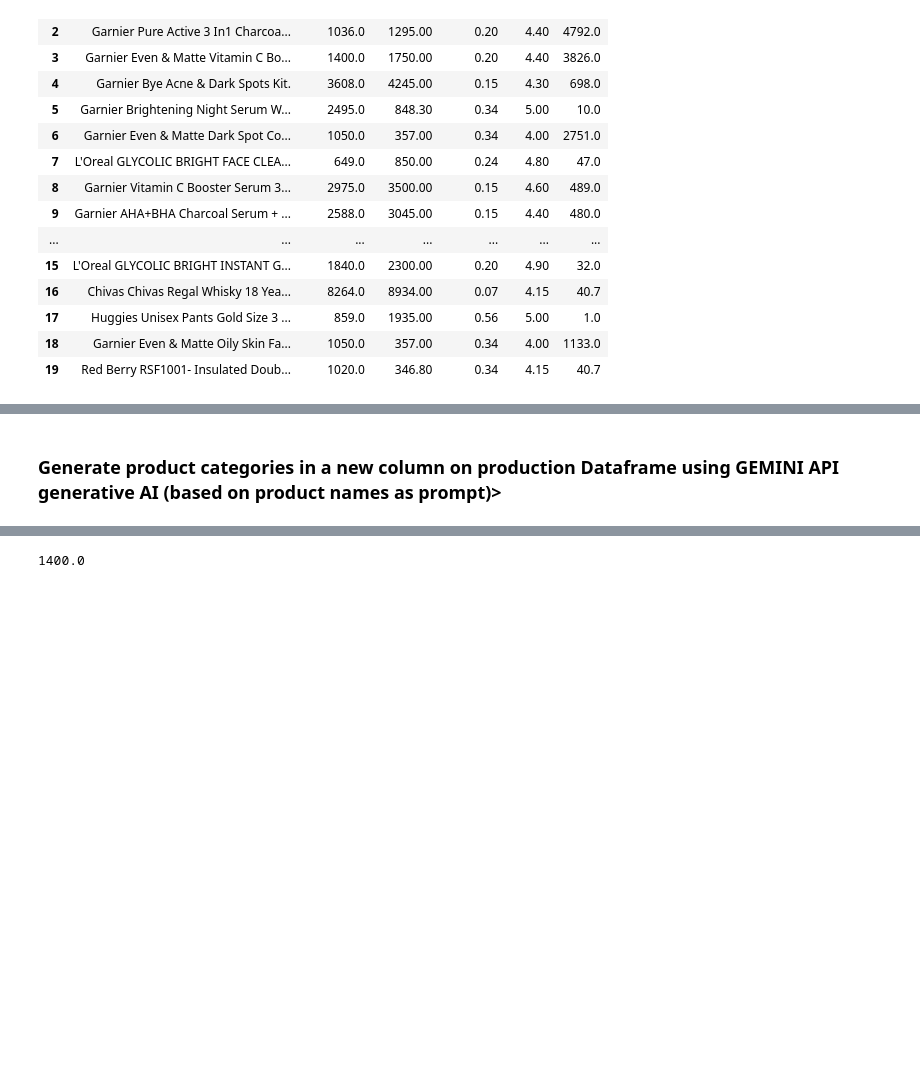
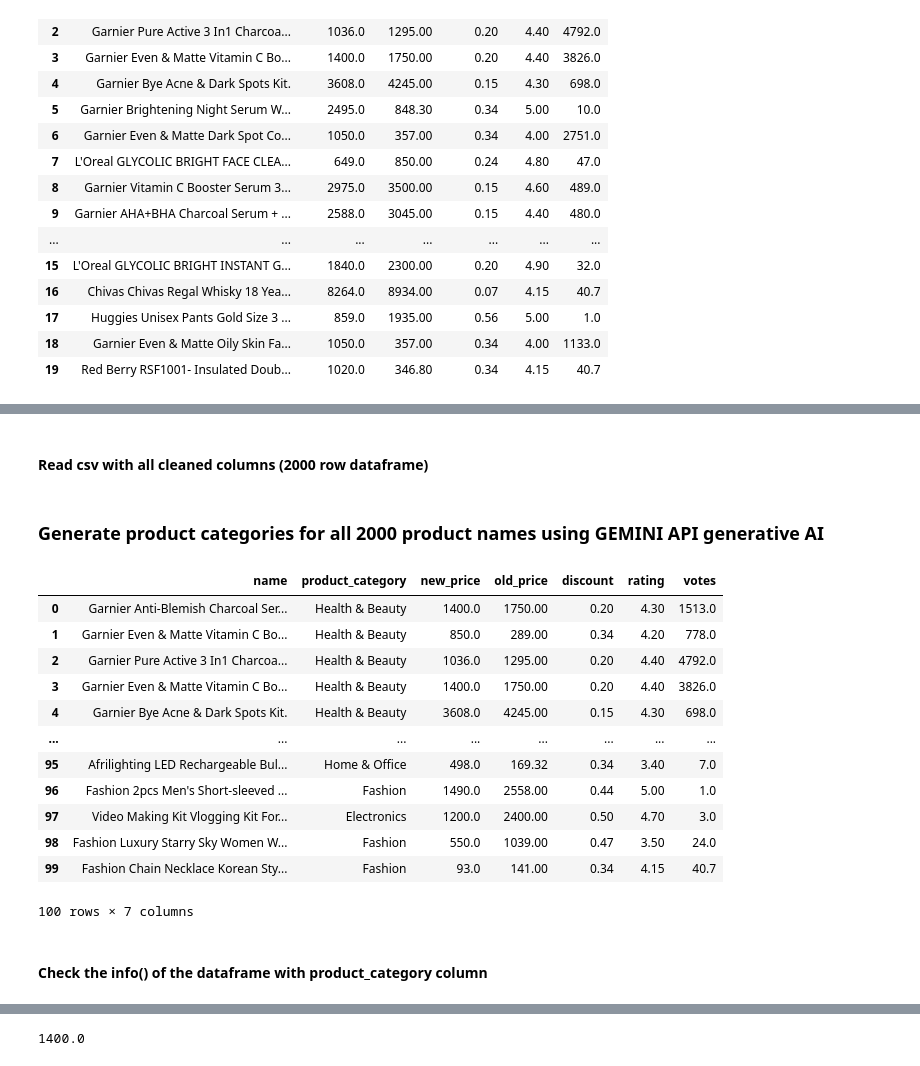
Before and after one commit to mutumagitonga/Jumia-WebScrape-Hackathon, a Jupyter notebook: notebooks/1_jumia_webscrape.ipynb, the cells around one changed output, grey strips where cells are left out. Saved outputs shown, nothing was run; the diff lists cells and outputs as text; code cells hidden in the pictures; blank space fills up the shorter version.

Commit message:
Add code cell to call gemini api & predict product categories for corresponding product names in the actual 2000 products dataframe

```diff
--- a/notebooks/1_jumia_webscrape.ipynb
+++ b/notebooks/1_jumia_webscrape.ipynb
@@ -549,7 +549,6 @@ new_experiment_df
 # %%
 # Reload the gemini api call module, 'gemini_call', to refresh/reload it before use to prevent any unusual errors
 importlib.reload(gemini_call)
-
 
 # Function to get the product category
 def fetch_product_category(product_name):
@@ -584,11 +583,8 @@ if not os.path.exists('../data/processed/7_new_experiment_df_with_product_catego
             new_experiment_df.at[idx, "product_category"] = predicted_category  # Assign subsequent predicted categories to their corresponding idx positions
 
     # Print average duration of API call
-    try:
-        average_api_call_roundtrip_time = sum(durations_list)/len(durations_list)
-        print(f"The AVERAGE API call roundtrip TIME is: {average_api_call_roundtrip_time}")
-    except ZeroDivisionError as e:
-        print(f"No API call roundtrip time: Product category column is full")
+    average_api_call_roundtrip_time = sum(durations_list)/len(durations_list)
+    print(f"The AVERAGE API call roundtrip TIME is: {average_api_call_roundtrip_time}")
 
     # Save the dataframe with product categories into csv to avoid making expensive api call
     new_experiment_df.to_csv("../data/processed/7_new_experiment_df_with_product_category.csv")
@@ -614,5 +610,71 @@ else:
 17      859.0    1935.00      0.56    5.00     1.0
 18     1050.0     357.00      0.34    4.00  1133.0
 19     1020.0     346.80      0.34    4.15    40.7
-# %% [markdown]
-### Generate product categories in a new column on production Dataframe using GEMINI API generative AI (based on product names as prompt)>
+# %% [markdown]
+#### Read csv with all cleaned columns (2000 row dataframe)
+# %%
+# Read csv where all columns are cleaned before fetching product categories for all 2000 product names
+products_df = pd.read_csv("../data/processed/6_all_products_all_columns_cleaned.csv", index_col=0)
+# %% [markdown]
+### Generate product categories for all 2000 product names using GEMINI API generative AI
+# %%
+# Reload the gemini api call module, 'gemini_call', to refresh/reload it before use to prevent any unusual errors
+importlib.reload(gemini_call)
+
+# Function to get the product category
+def fetch_product_category(product_name):
+    # Timed the API roundtrip during testing to find the average time...
+    # ... to check if it's possible to surpass the set rate limit of 60 requests per min (RPM)...
+    # ... besides, while doing the average time testing, I put a 1.2 sec sleep timer...
+    # ... as the last line function as initial guard to ensure 50RPM aren't exceeded (60 secs/1.2 secs)
+    start_time = time.time()  # Roundtrip timer start
+    predicted_product_category = gemini_call.predict_product_category(product_name)
+    end_time = time.time()  # Roundtrip timer stop
+    durations_list.append(end_time - start_time)  # Append roundtrip time value to list
+
+    return predicted_product_category
+
+# Only run the API call to create product_category col & fill it if it's not yet created
+if not os.path.exists('../data/processed/8_products_df_with_product_category.csv'):
+    durations_list = []  # Store api roundtrip times to be used in calculating average time during test
+    # product_category_column_inserted = False  # Boolean flag to define existence status of product_category column
+    for idx, row in products_df.iterrows():
+        name_of_product = row["name"]  # Get current row's product name
+
+        predicted_category = fetch_product_category(name_of_product)
+
+        # If the 'product_category' column hasn't been inserted, insert it at index_col 1 after 'name' column
+        if 'product_category' not in products_df.columns:
+            print(f"{name_of_product} = {predicted_category}")
+            products_df.insert(1, "product_category", predicted_category)  # Insert new column 'product_category' at index_col 1 & insert 1st value
+        else:
+            print(f"{name_of_product} = {predicted_category}")
+            products_df.at[idx, "product_category"] = predicted_category  # Assign subsequent predicted categories to their corresponding idx positions
+
+    # Save the dataframe with product categories into csv to avoid making expensive api call
+    products_df.to_csv("../data/processed/8_products_df_with_product_category.csv")
+    # print(products_df)
+    print(f"Number of API calls made: {len(durations_list)}")
+
+    # Print average duration of API call
+    average_api_call_roundtrip_time = sum(durations_list)/len(durations_list)
+    print(f"The AVERAGE API call roundtrip TIME is: {average_api_call_roundtrip_time}")
+
+products_df = pd.read_csv("../data/processed/8_products_df_with_product_category.csv", index_col=0)
+products_df.head(100)
+# %% [output]
+|  | name | product_category | new_price | old_price | discount | rating | votes |
+| 0 | Garnier Anti-Blemish Charcoal Ser... | Health & Beauty | 1400.0 | 1750.00 | 0.20 | 4.30 | 1513.0 |
+| 1 | Garnier Even & Matte Vitamin C Bo... | Health & Beauty | 850.0 | 289.00 | 0.34 | 4.20 | 778.0 |
+| 2 | Garnier Pure Active 3 In1 Charcoa... | Health & Beauty | 1036.0 | 1295.00 | 0.20 | 4.40 | 4792.0 |
+| 3 | Garnier Even & Matte Vitamin C Bo... | Health & Beauty | 1400.0 | 1750.00 | 0.20 | 4.40 | 3826.0 |
+| 4 | Garnier Bye Acne & Dark Spots Kit. | Health & Beauty | 3608.0 | 4245.00 | 0.15 | 4.30 | 698.0 |
+| ... | ... | ... | ... | ... | ... | ... | ... |
+| 95 | Afrilighting LED Rechargeable Bul... | Home & Office | 498.0 | 169.32 | 0.34 | 3.40 | 7.0 |
+| 96 | Fashion 2pcs Men's Short-sleeved ... | Fashion | 1490.0 | 2558.00 | 0.44 | 5.00 | 1.0 |
+| 97 | Video Making Kit Vlogging Kit For... | Electronics | 1200.0 | 2400.00 | 0.50 | 4.70 | 3.0 |
+| 98 | Fashion Luxury Starry Sky Women W... | Fashion | 550.0 | 1039.00 | 0.47 | 3.50 | 24.0 |
+| 99 | Fashion Chain Necklace Korean Sty... | Fashion | 93.0 | 141.00 | 0.34 | 4.15 | 40.7 |
+100 rows × 7 columns
+# %% [markdown]
+#### Check the info() of the dataframe with product_category column
```
Also changed, not shown: parts of 6 cells of this notebook, 1 other file.
